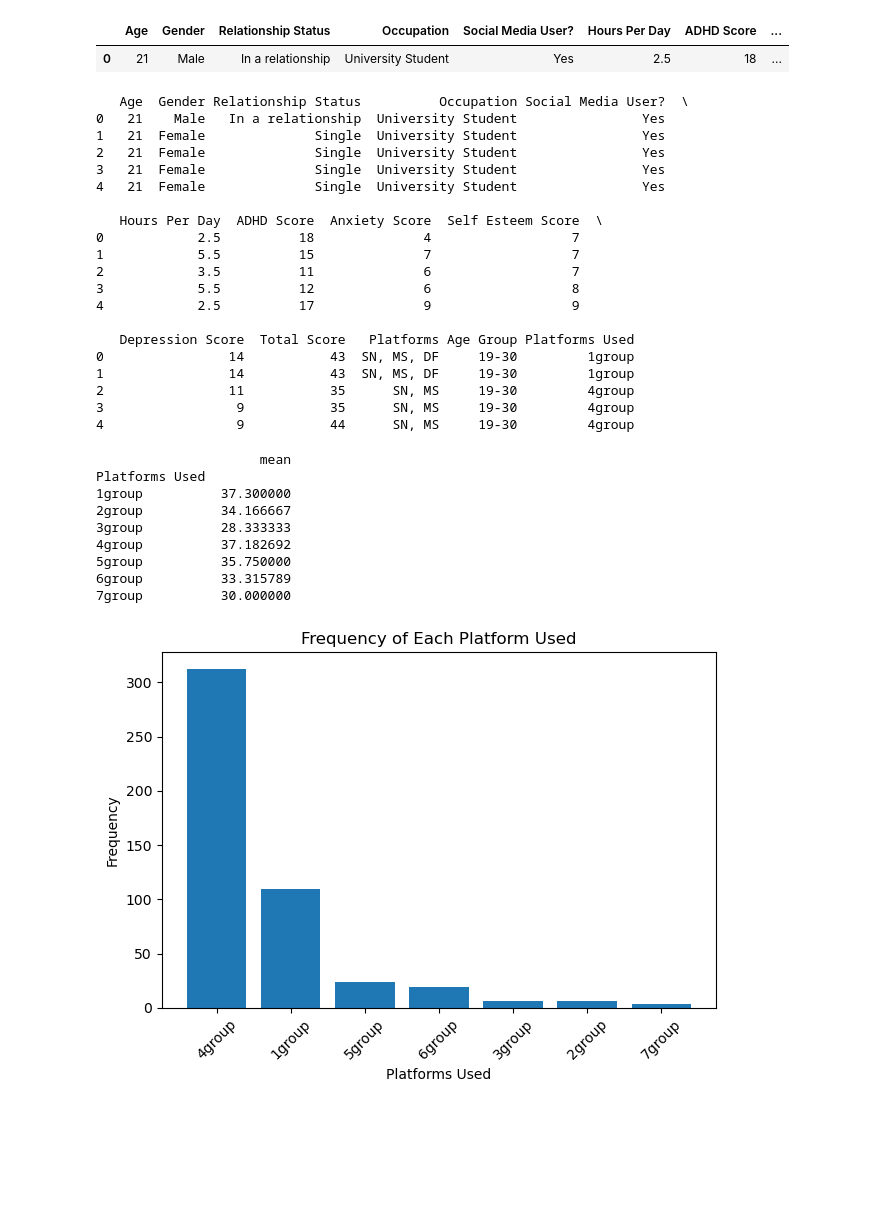
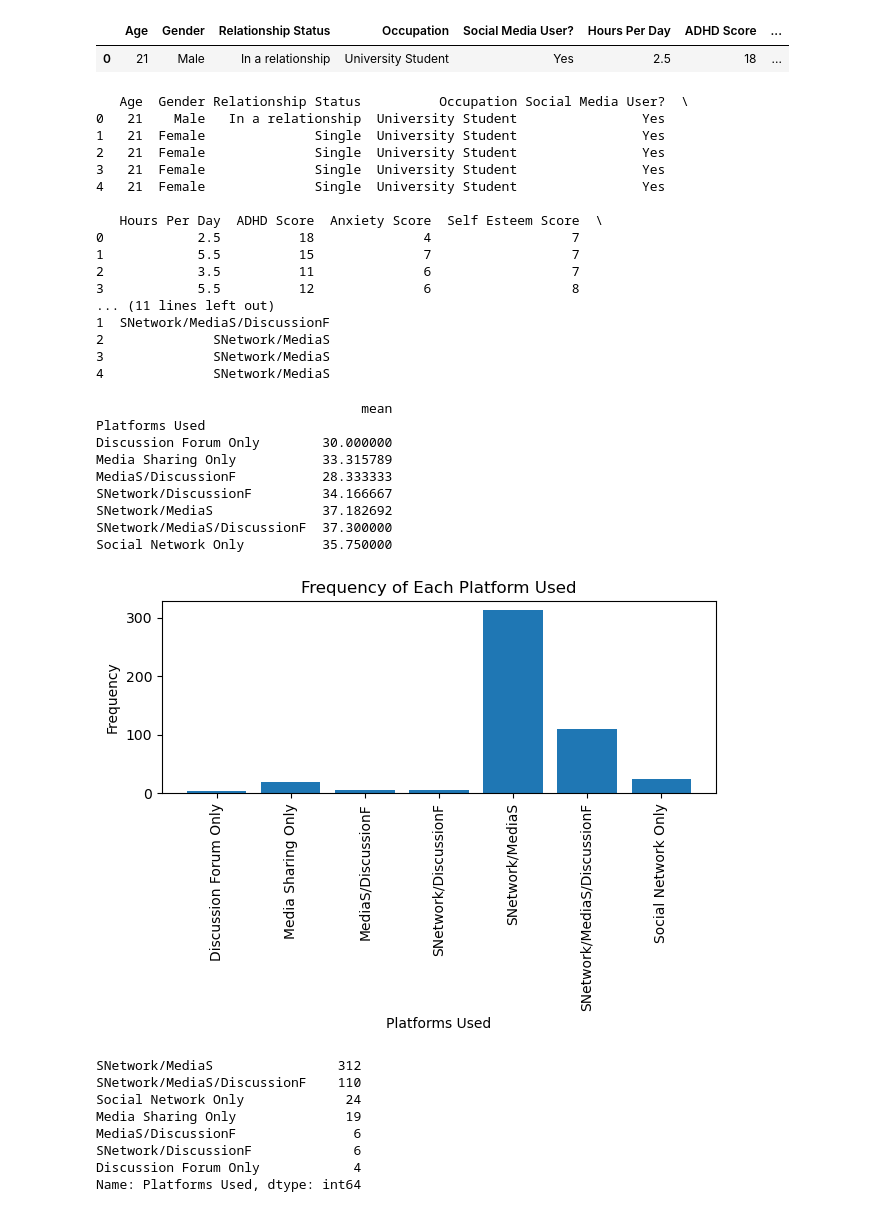
Before and after one commit to serenahinton/Social-Media-and-Mental-Health-Analysis-Project, a Jupyter notebook: social-media-analysis.ipynb, the cells around one changed output. Saved outputs shown, nothing was run; the diff lists cells and outputs as text; code cells hidden in the pictures; blank space fills up the shorter version.

```diff
--- a/social-media-analysis.ipynb
+++ b/social-media-analysis.ipynb
@@ -1236,19 +1242,19 @@ data.head(1)
 # Define a function to map groups based on the combination of strings
 def assign_group(row):
     if 'SN' in row and 'MS' in row and 'DF' in row:
-        return '1group'
+        return 'SNetwork/MediaS/DiscussionF'
     elif 'SN' in row and 'DF' in row:
-        return '2group'
+        return 'SNetwork/DiscussionF'
     elif 'MS' in row and 'DF' in row:
-        return '3group'
+        return 'MediaS/DiscussionF'
     elif 'SN' in row and 'MS' in row:
-        return '4group'
+        return 'SNetwork/MediaS'
     elif 'SN' in row:
-        return '5group'
+        return 'Social Network Only'
     elif 'MS' in row:
-        return '6group'
+        return 'Media Sharing Only'
     elif 'DF' in row:
-        return '7group'
+        return 'Discussion Forum Only'
     else:
         return 'unknown_group'
 
@@ -1269,14 +1275,11 @@ print(data.head())
 1            5.5          15              7                  7
 2            3.5          11              6                  7
 3            5.5          12              6                  8
-4            2.5          17              9                  9
-
-   Depression Score  Total Score   Platforms Age Group Platforms Used
-0                14           43  SN, MS, DF     19-30         1group
-1                14           43  SN, MS, DF     19-30         1group
-2                11           35      SN, MS     19-30         4group
-3                 9           35      SN, MS     19-30         4group
-4                 9           44      SN, MS     19-30         4group
+... (11 lines left out)
+1  SNetwork/MediaS/DiscussionF
+2              SNetwork/MediaS
+3              SNetwork/MediaS
+4              SNetwork/MediaS
 # %%
 # Calculate mean and standard deviation for each bin
 summary_stats = data.groupby('Platforms Used')['Total Score'].agg(['mean'])
@@ -1284,30 +1287,46 @@ summary_stats = data.groupby('Platforms Used')['Total Score'].agg(['mean'])
 # Display summary statistics
 print(summary_stats)
 # %% [output]
-                     mean
+                                  mean
 Platforms Used
-1group          37.300000
-2group          34.166667
-3group          28.333333
-4group          37.182692
-5group          35.750000
-6group          33.315789
-7group          30.000000
+Discussion Forum Only        30.000000
+Media Sharing Only           33.315789
+MediaS/DiscussionF           28.333333
+SNetwork/DiscussionF         34.166667
+SNetwork/MediaS              37.182692
+SNetwork/MediaS/DiscussionF  37.300000
+Social Network Only          35.750000
 # %%
 # Assuming 'platforms_used' is the column containing platform names
 group_counts = data['Platforms Used'].value_counts()
+
+# Sort the index for proper alignment
+group_counts = group_counts.sort_index()
 
 # Plotting the bar graph
 plt.bar(group_counts.index, group_counts.values)
 
 # Adding labels and title
 plt.xlabel('Platforms Used')
 plt.ylabel('Frequency')
 plt.title('Frequency of Each Platform Used')
 
 # Display the plot
-plt.xticks(rotation=45)  # Rotate x-axis labels for better readability
+plt.xticks(rotation=90)  # Rotate x-axis labels for better readability
 plt.tight_layout()  # Adjust layout to prevent clipping of labels
 plt.show()
 # %% [output]
-[figure, old version]
+[figure, new version]
+# %%
+platforms_frequency = data['Platforms Used'].value_counts()
+
+print(platforms_frequency)
+# %% [output]
+SNetwork/MediaS                312
+SNetwork/MediaS/DiscussionF    110
+Social Network Only             24
+Media Sharing Only              19
+MediaS/DiscussionF               6
+SNetwork/DiscussionF             6
+Discussion Forum Only            4
+Name: Platforms Used, dtype: int64
```
Also changed, not shown: parts of 33 cells of this notebook.
